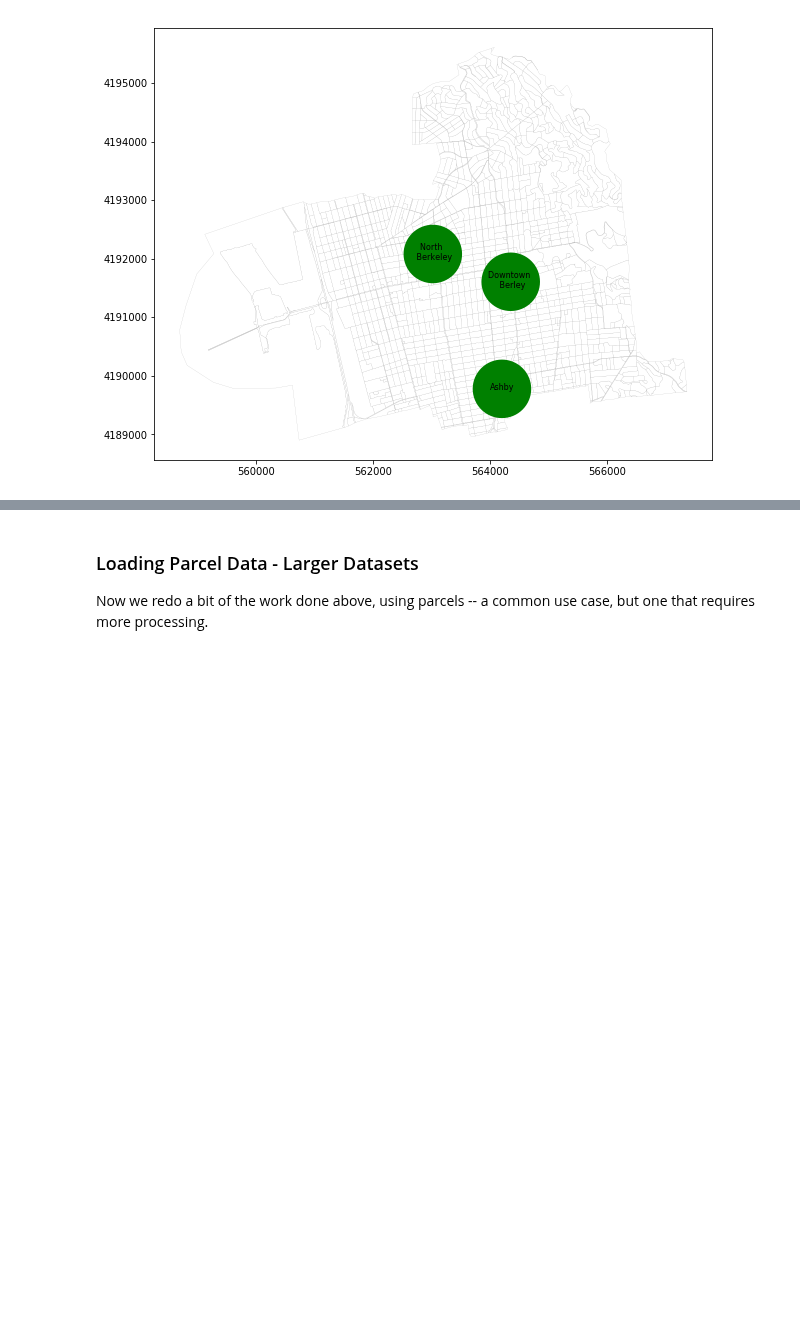
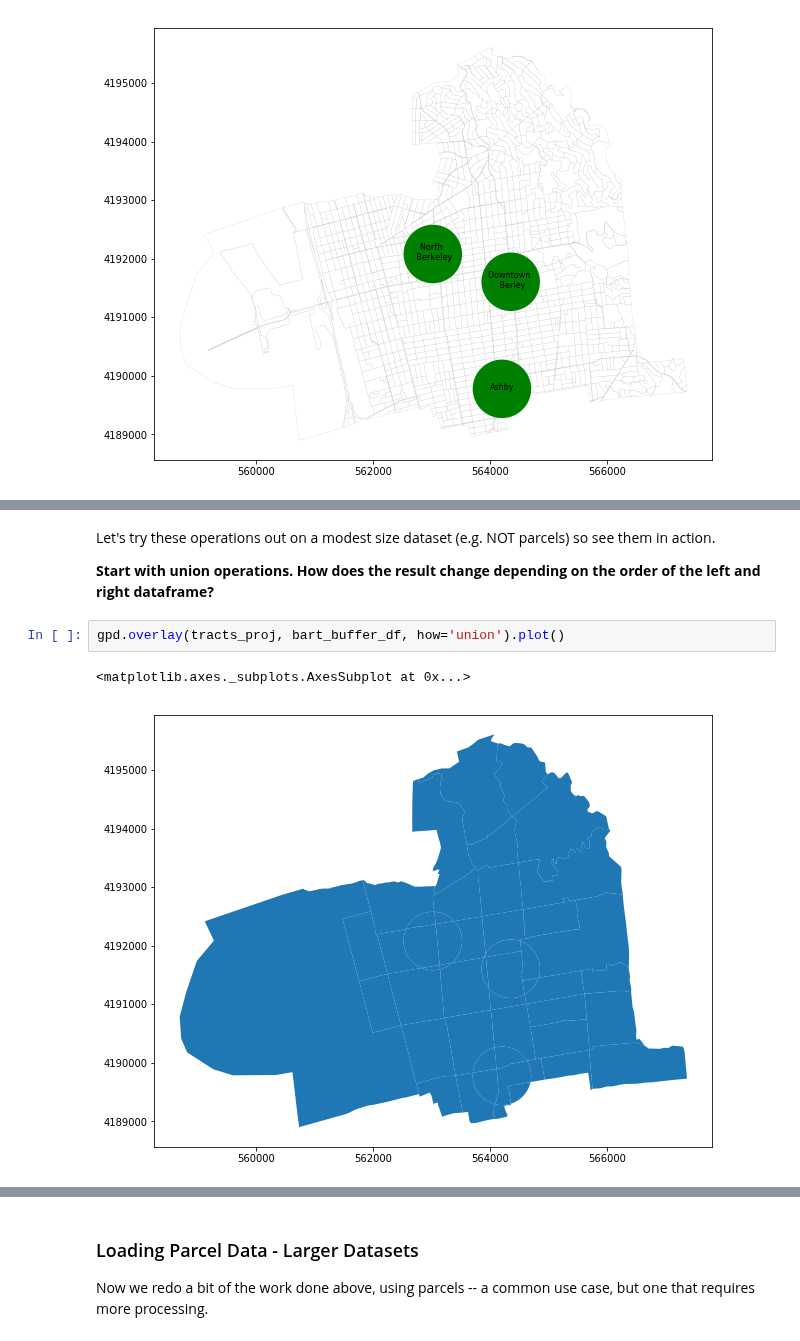
Before and after one commit to waddell/urban-informatics-and-visualization, a Jupyter notebook: 10-mapping/mapping-part-2.ipynb, the cells around one changed output, grey strips where cells are left out. Cells and saved outputs as stored; diff of their text form; blank space fills up the shorter version.

```diff
--- a/10-mapping/mapping-part-2.ipynb
+++ b/10-mapping/mapping-part-2.ipynb
@@ -573,0 +291,9 @@ gdf.head()
+# %% [markdown]
+Let's try these operations out on a modest size dataset (e.g. NOT parcels) so see them in action.
+
+**Start with union operations.  How does the result change depending on the order of the left and right dataframe?**
+# %%
+gpd.overlay(tracts_proj, bart_buffer_df, how='union').plot()
+# %% [output]
+<matplotlib.axes._subplots.AxesSubplot at 0x...>
+[figure, added]
```
Also changed, not shown: parts of 86 cells of this notebook.
